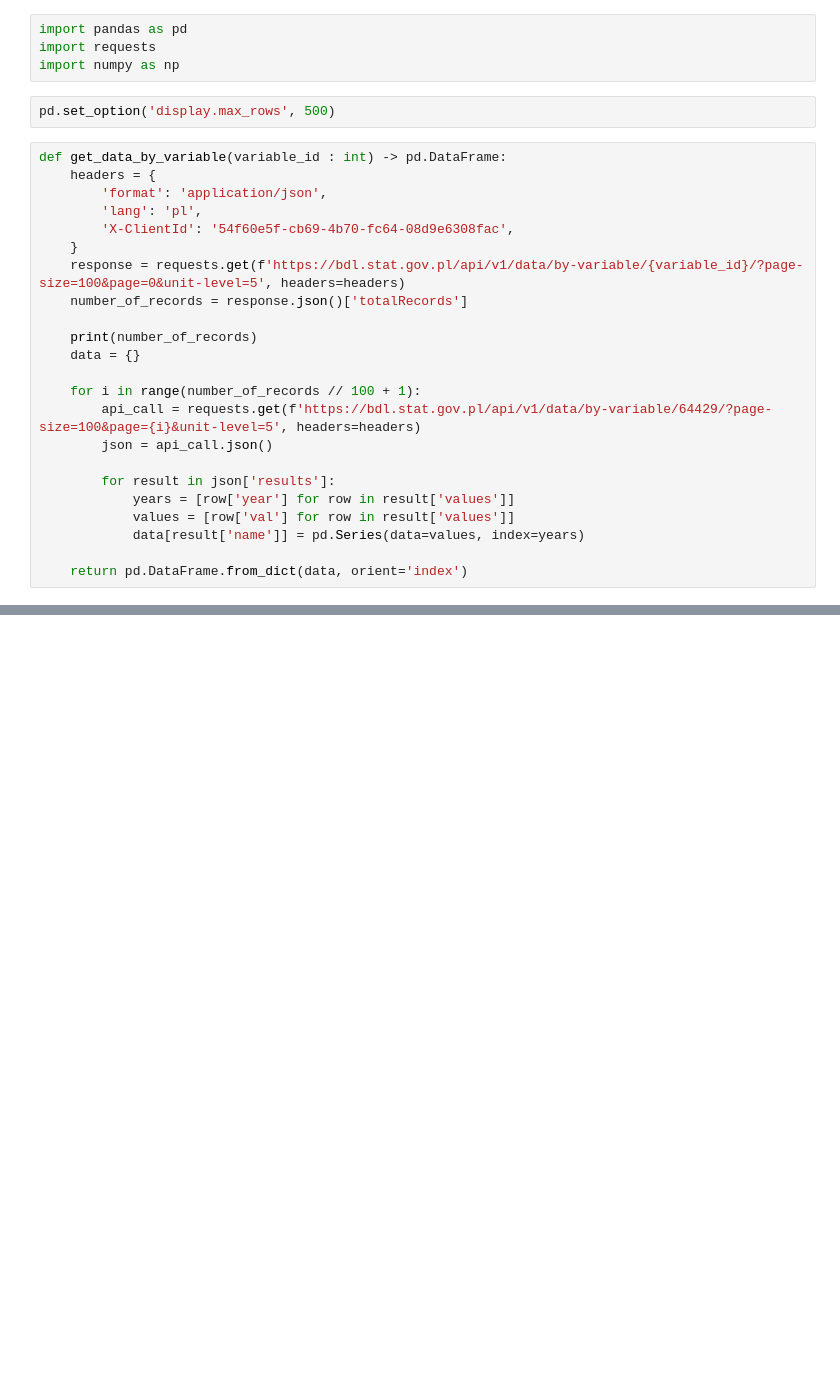
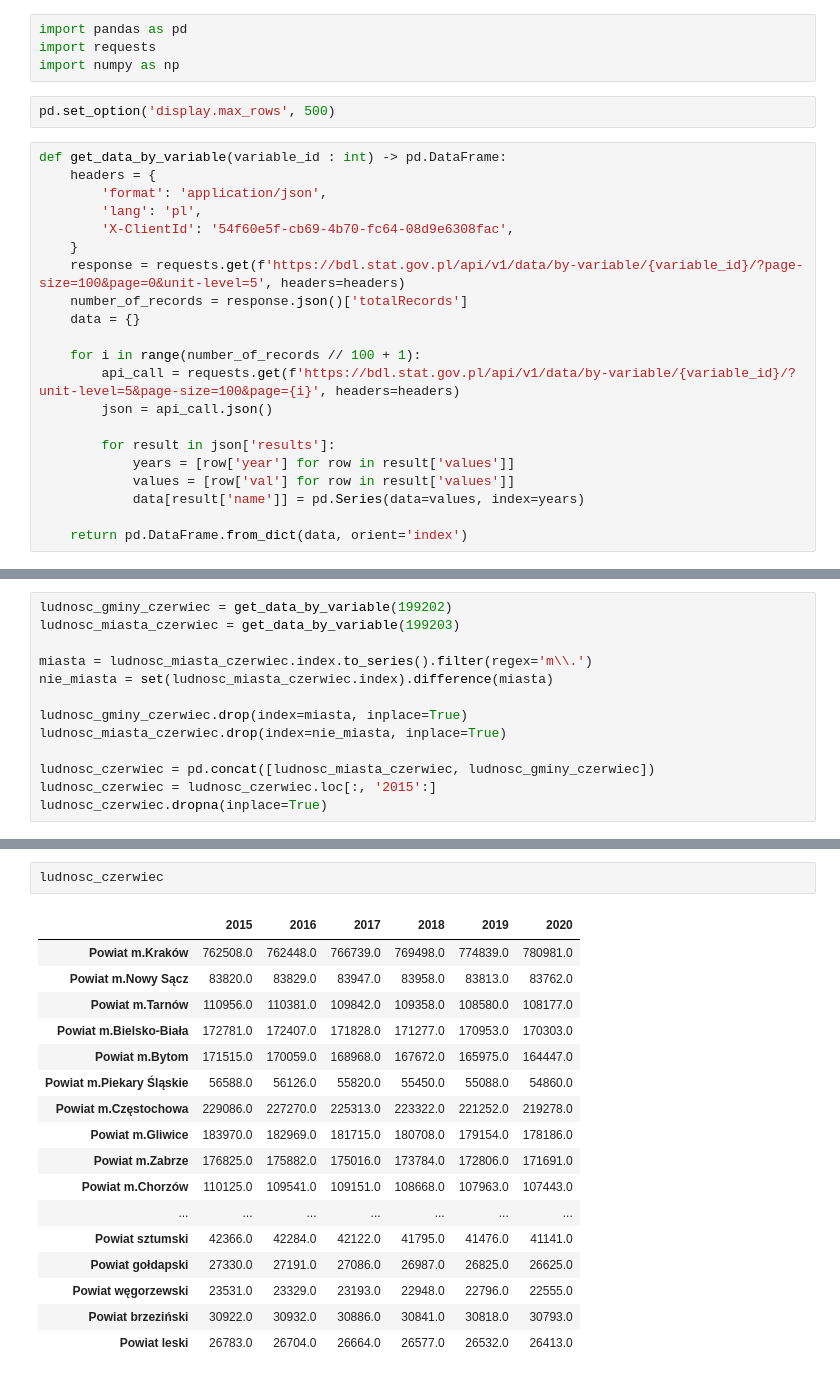
Before and after one commit to wojtekolesinski/bicycle-shop-case-study, a Jupyter notebook: notebook.ipynb, the cells around one changed output, grey strips where cells are left out. Drawn from its saved outputs; the diff is of its cells as text; blank space fills up the shorter version.

```diff
--- a/notebook.ipynb
+++ b/notebook.ipynb
@@ -13,12 +13,10 @@ def get_data_by_variable(variable_id : int) -> pd.DataFrame:
     }
     response = requests.get(f'https://bdl.stat.gov.pl/api/v1/data/by-variable/{variable_id}/?page-size=100&page=0&unit-level=5', headers=headers)
     number_of_records = response.json()['totalRecords']
-
-    print(number_of_records)
     data = {}
 
     for i in range(number_of_records // 100 + 1):
-        api_call = requests.get(f'https://bdl.stat.gov.pl/api/v1/data/by-variable/64429/?page-size=100&page={i}&unit-level=5', headers=headers)
+        api_call = requests.get(f'https://bdl.stat.gov.pl/api/v1/data/by-variable/{variable_id}/?unit-level=5&page-size=100&page={i}', headers=headers)
         json = api_call.json()
 
         for result in json['results']:
@@ -71,0 +123,13 @@ zarobki.loc[:, '2015':].dropna(axis=0, how='any').agg(np.mean, axis=1).sort_valu
+# %%
+ludnosc_gminy_czerwiec = get_data_by_variable(199202)
+ludnosc_miasta_czerwiec = get_data_by_variable(199203)
+
+miasta = ludnosc_miasta_czerwiec.index.to_series().filter(regex='m\\.')
+nie_miasta = set(ludnosc_miasta_czerwiec.index).difference(miasta)
+
+ludnosc_gminy_czerwiec.drop(index=miasta, inplace=True)
+ludnosc_miasta_czerwiec.drop(index=nie_miasta, inplace=True)
+
+ludnosc_czerwiec = pd.concat([ludnosc_miasta_czerwiec, ludnosc_gminy_czerwiec])
+ludnosc_czerwiec = ludnosc_czerwiec.loc[:, '2015':]
+ludnosc_czerwiec.dropna(inplace=True)
@@ -71,0 +139,20 @@ zarobki.loc[:, '2015':].dropna(axis=0, how='any').agg(np.mean, axis=1).sort_valu
+# %%
+ludnosc_czerwiec
+# %% [output]
+|  | 2015 | 2016 | 2017 | 2018 | 2019 | 2020 |
+| Powiat m.Kraków | 762508.0 | 762448.0 | 766739.0 | 769498.0 | 774839.0 | 780981.0 |
+| Powiat m.Nowy Sącz | 83820.0 | 83829.0 | 83947.0 | 83958.0 | 83813.0 | 83762.0 |
+| Powiat m.Tarnów | 110956.0 | 110381.0 | 109842.0 | 109358.0 | 108580.0 | 108177.0 |
+| Powiat m.Bielsko-Biała | 172781.0 | 172407.0 | 171828.0 | 171277.0 | 170953.0 | 170303.0 |
+| Powiat m.Bytom | 171515.0 | 170059.0 | 168968.0 | 167672.0 | 165975.0 | 164447.0 |
+| Powiat m.Piekary Śląskie | 56588.0 | 56126.0 | 55820.0 | 55450.0 | 55088.0 | 54860.0 |
+| Powiat m.Częstochowa | 229086.0 | 227270.0 | 225313.0 | 223322.0 | 221252.0 | 219278.0 |
+| Powiat m.Gliwice | 183970.0 | 182969.0 | 181715.0 | 180708.0 | 179154.0 | 178186.0 |
+| Powiat m.Zabrze | 176825.0 | 175882.0 | 175016.0 | 173784.0 | 172806.0 | 171691.0 |
+| Powiat m.Chorzów | 110125.0 | 109541.0 | 109151.0 | 108668.0 | 107963.0 | 107443.0 |
+| ... | ... | ... | ... | ... | ... | ... |
+| Powiat sztumski | 42366.0 | 42284.0 | 42122.0 | 41795.0 | 41476.0 | 41141.0 |
+| Powiat gołdapski | 27330.0 | 27191.0 | 27086.0 | 26987.0 | 26825.0 | 26625.0 |
+| Powiat węgorzewski | 23531.0 | 23329.0 | 23193.0 | 22948.0 | 22796.0 | 22555.0 |
+| Powiat brzeziński | 30922.0 | 30932.0 | 30886.0 | 30841.0 | 30818.0 | 30793.0 |
+| Powiat leski | 26783.0 | 26704.0 | 26664.0 | 26577.0 | 26532.0 | 26413.0 |
```
Also changed, not shown: parts of 26 cells of this notebook.
